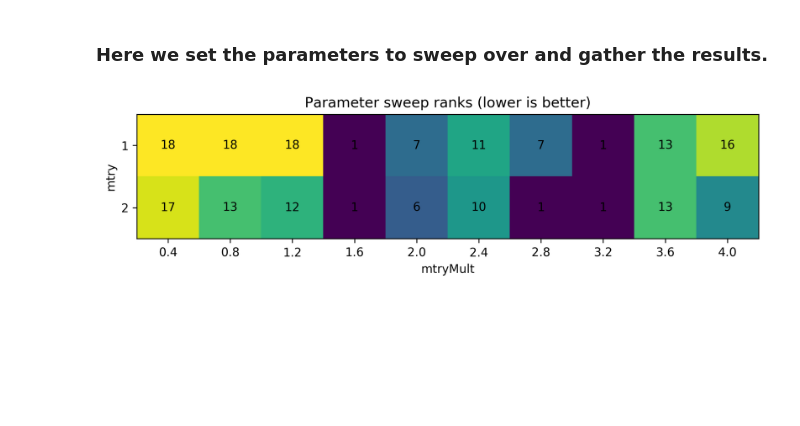
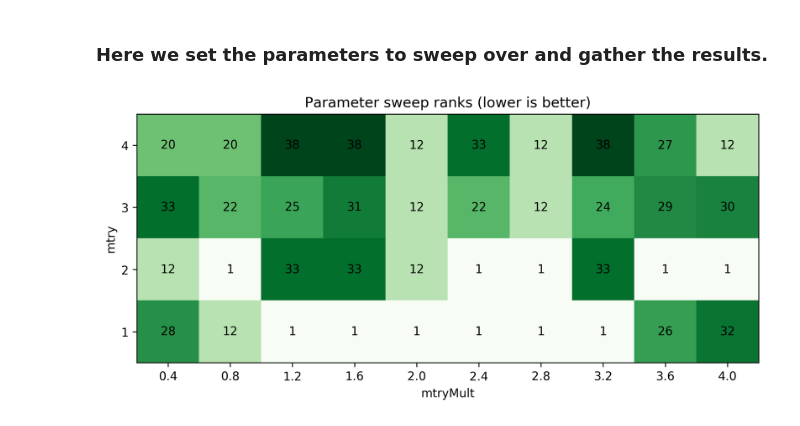
Before and after one commit to neurodata/SPORF, a Jupyter notebook: docs/demos/Iris_parameter_sweep.ipynb, the cells around one changed output. Cells and saved outputs as stored; diff of their text form; code cells hidden in the pictures; blank space fills up the shorter version.

Commit message:
update color map and run for mtry \in {1,2,3,4}

```diff
--- a/docs/demos/Iris_parameter_sweep.ipynb
+++ b/docs/demos/Iris_parameter_sweep.ipynb
@@ -38,38 +38,39 @@ plt.show()
 # %% [markdown]
 ### Here we set the parameters to sweep over and gather the results.
 # %%
+mtry = [4,3,2,1]
 mtryMult = [round(i/100 + 0.4, 1) for i in range(0, 400, 40)]
-parameters = {'max_features':[1,2], "feature_combinations": mtryMult}
+parameters = {'max_features':mtry, "feature_combinations": mtryMult}
 rf = rerfClassifier(projection_matrix = "RerF")
 clf = GridSearchCV(rf, parameters, cv=5)
 clf.fit(iris.data, iris.target)
 
-mtry = np.asarray([1,2])
+mtry = np.asarray(mtry)
 Lambda = np.asarray(mtryMult)
-r = np.asarray(clf.cv_results_['rank_test_score']).reshape(2,len(mtryMult))
+r = np.asarray(clf.cv_results_['rank_test_score']).reshape(len(mtry),len(mtryMult))
 # %%
 matplotlib.rc('figure', figsize=[12,8], dpi = 300)
 fig, ax = plt.subplots(figsize = (8,6))
-im = ax.imshow(r)
+im = ax.imshow(r, cmap = 'Greens')
 
 # We want to show all ticks...
 ax.set_xticks(np.arange(len(Lambda)))
 ax.set_yticks(np.arange(len(mtry)))
 # ... and label them with the respective list entries
 ax.set_xticklabels(Lambda)
 ax.set_yticklabels(mtry)
 plt.xlabel('mtryMult')
 plt.ylabel('mtry')
 
 # Loop over data dimensions and create text annotations.
 for i in range(len(mtry)):
     for j in range(len(Lambda)):
         text = ax.text(j, i, r[i, j],
                        ha="center", va="center", color="black")
 
 ax.set_title("Parameter sweep ranks (lower is better)")
 fig.tight_layout()
 #fig.set_size_inches(20,6)
 plt.show()
 # %% [output]
-[figure, old version]
+[figure, new version]
```
